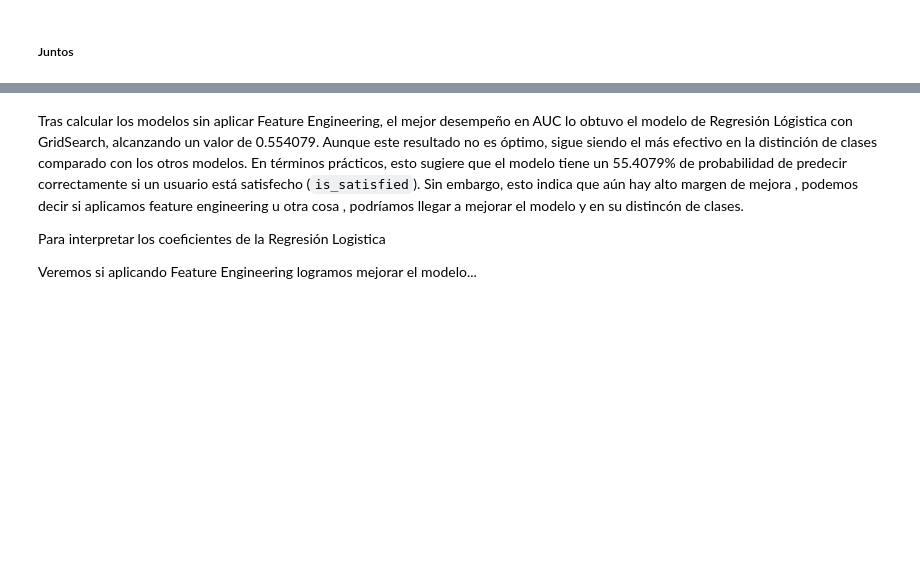
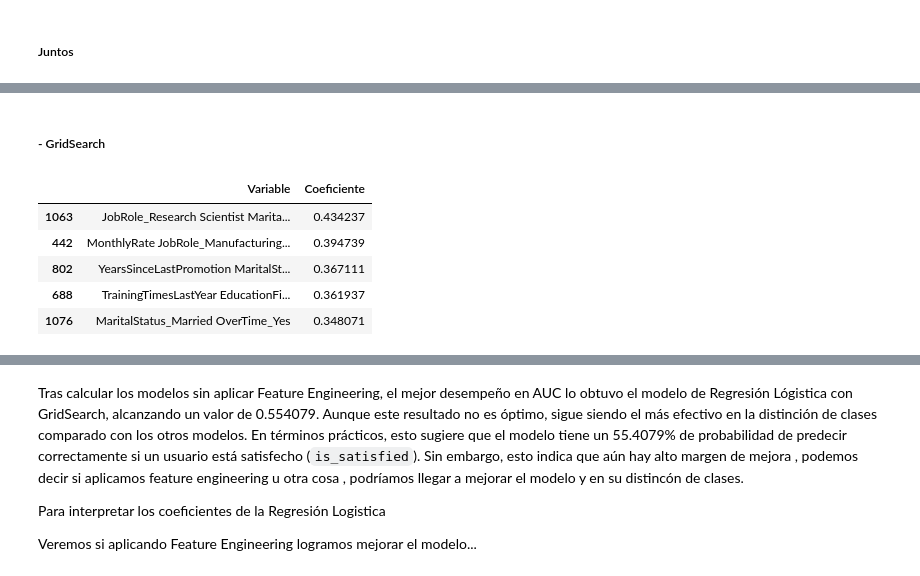
Before and after one commit to ppmelch/Lab-Aprendizaje-Estad-stico, a Jupyter notebook: Parcial 2/Examen2/Examen2.ipynb, the cells around one changed output, grey strips where cells are left out. Saved outputs shown, nothing was run; the diff lists cells and outputs as text; code cells hidden in the pictures; blank space fills up the shorter version.

```diff
--- a/Parcial 2/Examen2/Examen2.ipynb
+++ b/Parcial 2/Examen2/Examen2.ipynb
@@ -644,0 +693,20 @@ plt.show()
+# %% [markdown]
+##### - GridSearch
+# %%
+var = log_reg_grid.best_estimator_.named_steps['poly'].get_feature_names_out(X_train.columns)
+coef = log_reg_grid.best_estimator_.named_steps['logreg'].coef_[0]
+n_var = 5
+model_coeficients = pd.DataFrame({
+          'Variable': var,
+          'Coeficiente': coef
+})
+model_coeficients = model_coeficients.sort_values(by='Coeficiente', ascending=False).head(n_var)
+
+model_coeficients
+# %% [output]
+|  | Variable | Coeficiente |
+| 1063 | JobRole_Research Scientist Marita... | 0.434237 |
+| 442 | MonthlyRate JobRole_Manufacturing... | 0.394739 |
+| 802 | YearsSinceLastPromotion MaritalSt... | 0.367111 |
+| 688 | TrainingTimesLastYear EducationFi... | 0.361937 |
+| 1076 | MaritalStatus_Married OverTime_Yes | 0.348071 |
```
Also changed, not shown: parts of 39 cells of this notebook.
